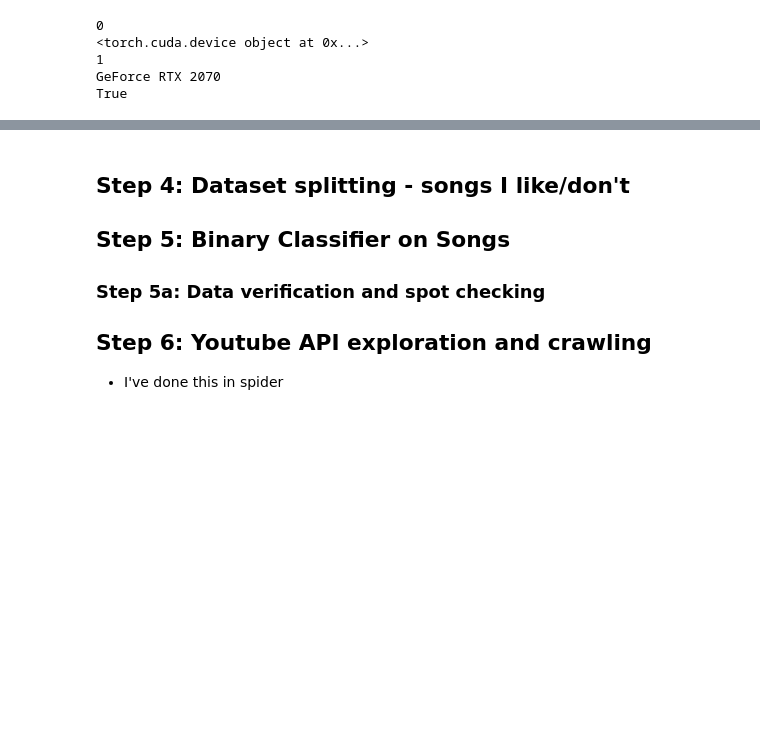
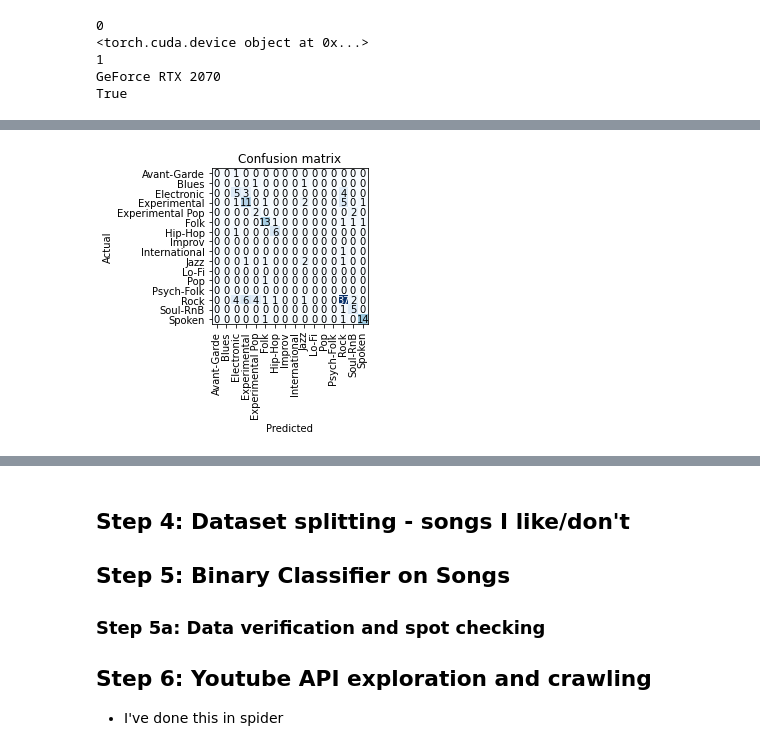
Before and after one commit to amunchet/cormorant, a Jupyter notebook: Cormorant.ipynb, the cells around one changed output, grey strips where cells are left out. Cells and saved outputs as stored; diff of their text form; code cells hidden in the pictures; blank space fills up the shorter version.

```diff
--- a/Cormorant.ipynb
+++ b/Cormorant.ipynb
@@ -319,0 +415,2 @@ from fastai.vision import *
+# %%
+interp = ClassificationInterpretation.from_learner(learn)
@@ -319,0 +419,4 @@ from fastai.vision import *
+# %%
+interp.plot_confusion_matrix()
+# %% [output]
+[figure, added]
```
Also changed, not shown: parts of 21 cells of this notebook.
